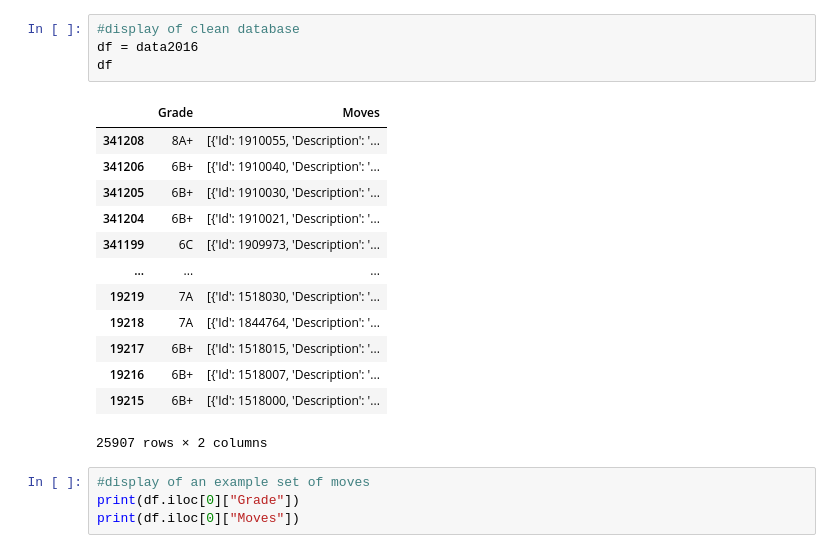
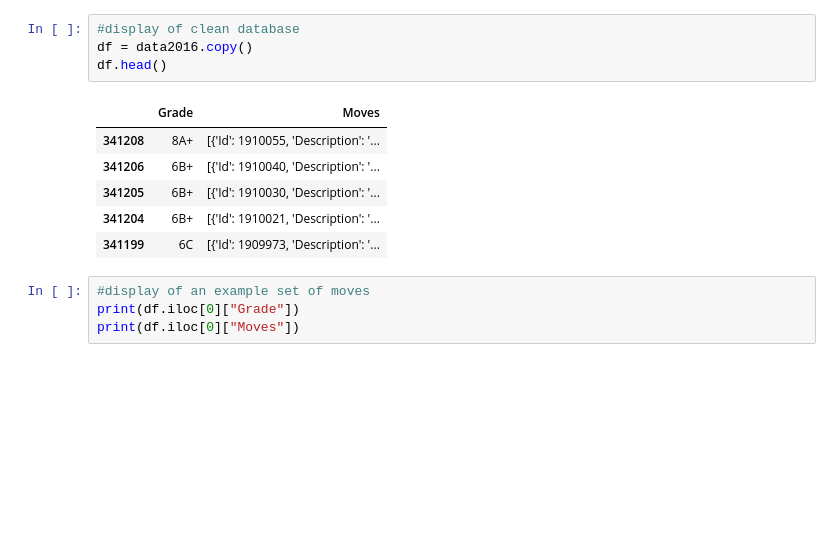
Before and after one commit to wd7512/Moonboard-Analysis, a Jupyter notebook: Main.ipynb, the cells around one changed output. Drawn from its saved outputs; the diff is of its cells as text; blank space fills up the shorter version.

```diff
--- a/Main.ipynb
+++ b/Main.ipynb
@@ -44,21 +25,14 @@ Name: Holdsetup, dtype: int64
 # %%
 #display of clean database
-df = data2016
-df
+df = data2016.copy()
+df.head()
 # %% [output]
 |  | Grade | Moves |
 | 341208 | 8A+ | [{'Id': 1910055, 'Description': '... |
 | 341206 | 6B+ | [{'Id': 1910040, 'Description': '... |
 | 341205 | 6B+ | [{'Id': 1910030, 'Description': '... |
 | 341204 | 6B+ | [{'Id': 1910021, 'Description': '... |
 | 341199 | 6C | [{'Id': 1909973, 'Description': '... |
-| ... | ... | ... |
-| 19219 | 7A | [{'Id': 1518030, 'Description': '... |
-| 19218 | 7A | [{'Id': 1844764, 'Description': '... |
-| 19217 | 6B+ | [{'Id': 1518015, 'Description': '... |
-| 19216 | 6B+ | [{'Id': 1518007, 'Description': '... |
-| 19215 | 6B+ | [{'Id': 1518000, 'Description': '... |
-25907 rows × 2 columns
 # %%
 #display of an example set of moves
 print(df.iloc[0]["Grade"])
```
Also changed, not shown: parts of 9 cells of this notebook, 1 other file.
